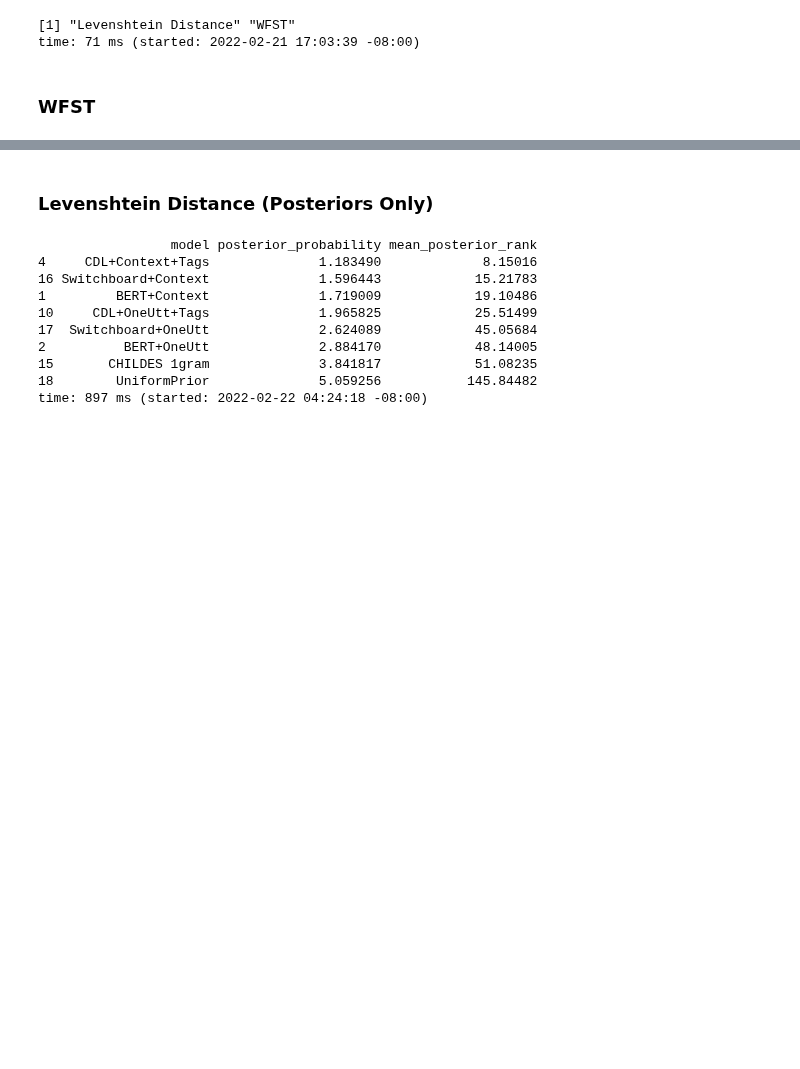
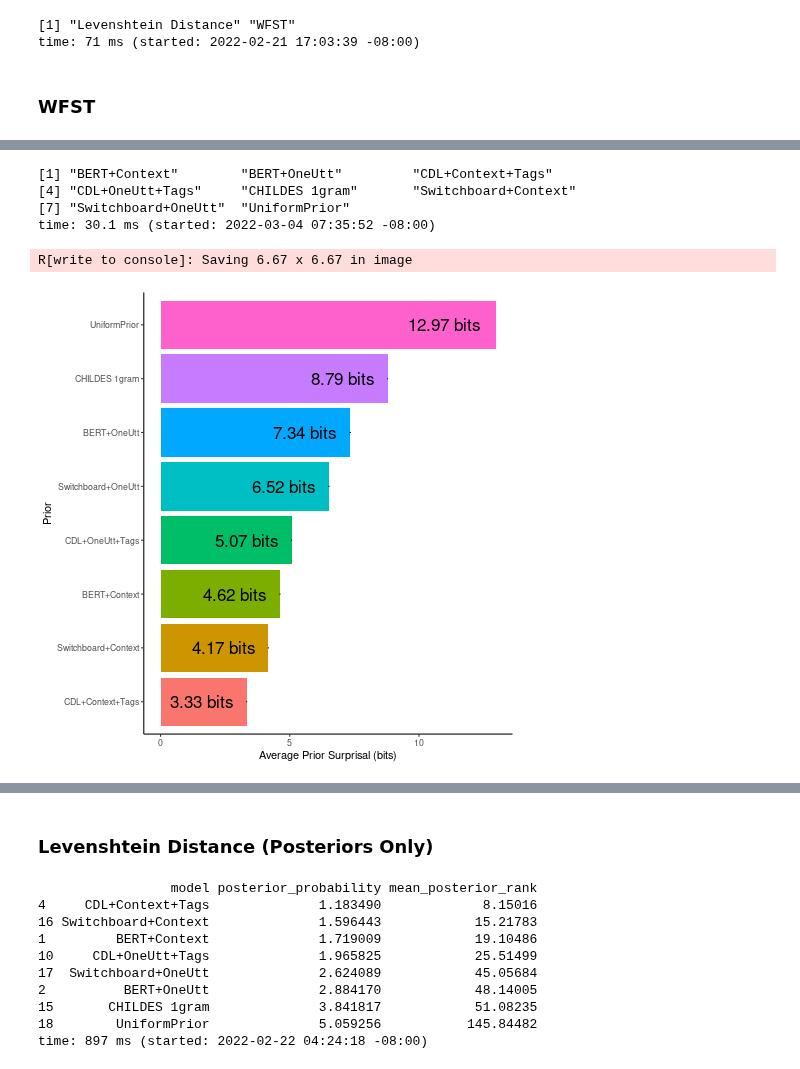
Before and after one commit to smeylan/child-directed-listening, a Jupyter notebook: src/tier_3/2 - Models Across Time Analyses.ipynb, the cells around one changed output, grey strips where cells are left out. Saved outputs shown, nothing was run; the diff lists cells and outputs as text; code cells hidden in the pictures; blank space fills up the shorter version.

```diff
--- a/src/tier_3/2 - Models Across Time Analyses.ipynb
+++ b/src/tier_3/2 - Models Across Time Analyses.ipynb
@@ -857,0 +1001,14 @@ time: 964 ms (started: 2022-02-21 17:03:39 -08:00)
+# %%
+%%R
+library('parallel')
+fc <- function(x,i ){
+	return(mean(x[i]))
+}
+
+wfst_df = subset(successes_across_time, likelihood_type == 'WFST')
+df_split = split(wfst_df, wfst_df$model)
+results = do.call('rbind', mclapply(df_split, function(df){
+    x = -1 * log(df$prior_probability, base = 2)
+    ci = boot.ci(boot(x, fc, R=10), type="basic")$basic
+    return(data.frame(model = unique(df$model), low=ci[4], high=ci[5]))
+}, mc.cores=24))
@@ -885,9 +1086,10 @@ for_table$prior_probability = round(for_table$prior_probability, 2)
 for_table$posterior_probability = round(for_table$posterior_probability, 2)
 for_table$mean_prior_rank = round(for_table$mean_prior_rank, 2)
 for_table$mean_posterior_rank = round(for_table$mean_posterior_rank, 2)
-for_table = for_table[,c('model','prior_probability','mean_prior_rank','posterior_probability','mean_posterior_rank')]
-for_table =  for_table[order(for_table$prior_probability),]
-names(for_table) = c('Model', 'Prior Surprisal (bits)', 'Mean Prior Rank', 'Posterior Surprisal (bits)', 'Mean Posterior Rank')
-for_table
+#for_table = for_table[order(for_table$prior_probability),]
+
+table_for_writing =  subset(for_table, likelihood_type == "WFST")[,c('model','prior_probability','mean_prior_rank','posterior_probability','mean_posterior_rank')]
+names(table_for_writing) = c('Model', 'Prior Surprisal (bits)', 'Mean Prior Rank', 'Posterior Surprisal (bits)', 'Mean Posterior Rank')
+table_for_writing
 # %% [output]
                  Model Prior Surprisal (bits) Mean Prior Rank
@@ -916,0 +1125,27 @@ time: 3.5 ms (started: 2022-02-21 17:03:41 -08:00)
+# %%
+%%R
+as.character(subset(for_table, likelihood_type == 'WFST')$model)
+# %% [output]
+[1] "BERT+Context"        "BERT+OneUtt"         "CDL+Context+Tags"
+[4] "CDL+OneUtt+Tags"     "CHILDES 1gram"       "Switchboard+Context"
+[7] "Switchboard+OneUtt"  "UniformPrior"
+time: 30.1 ms (started: 2022-03-04 07:35:52 -08:00)
+# %%
+%%R
+table_for_ordering = subset(for_table, likelihood_type == 'WFST')
+table_for_ordering = table_for_ordering[order(table_for_ordering$prior_probability),]
+
+for_table$model  = factor(for_table$model, levels = table_for_ordering$model)
+for_table$prior_probability_bits = paste(for_table$prior_probability, 'bits')
+
+p1 =  ggplot(subset(for_table, likelihood_type == 'WFST')) + geom_bar(aes(x=model, y=prior_probability, fill=model), stat="identity"
+) + coord_flip() + ylab('Average Prior Surprisal (bits)') + xlab('Prior') + theme_classic() +
+theme(legend.position="none") + geom_errorbar(aes(x=model, ymin=prior_low, ymax = prior_high), width = 0
+)+  geom_text(aes(x=model, y=prior_probability, label=prior_probability_bits), hjust=1.2, size=6
+)
+print(p1)
+
+ggsave('../../output/figures/prior_bar_chart.pdf')
+# %% [output]
+R[write to console]: Saving 6.67 x 6.67 in image
+[figure, added]
```
Also changed, not shown: parts of 37 cells of this notebook, 1 other file.
